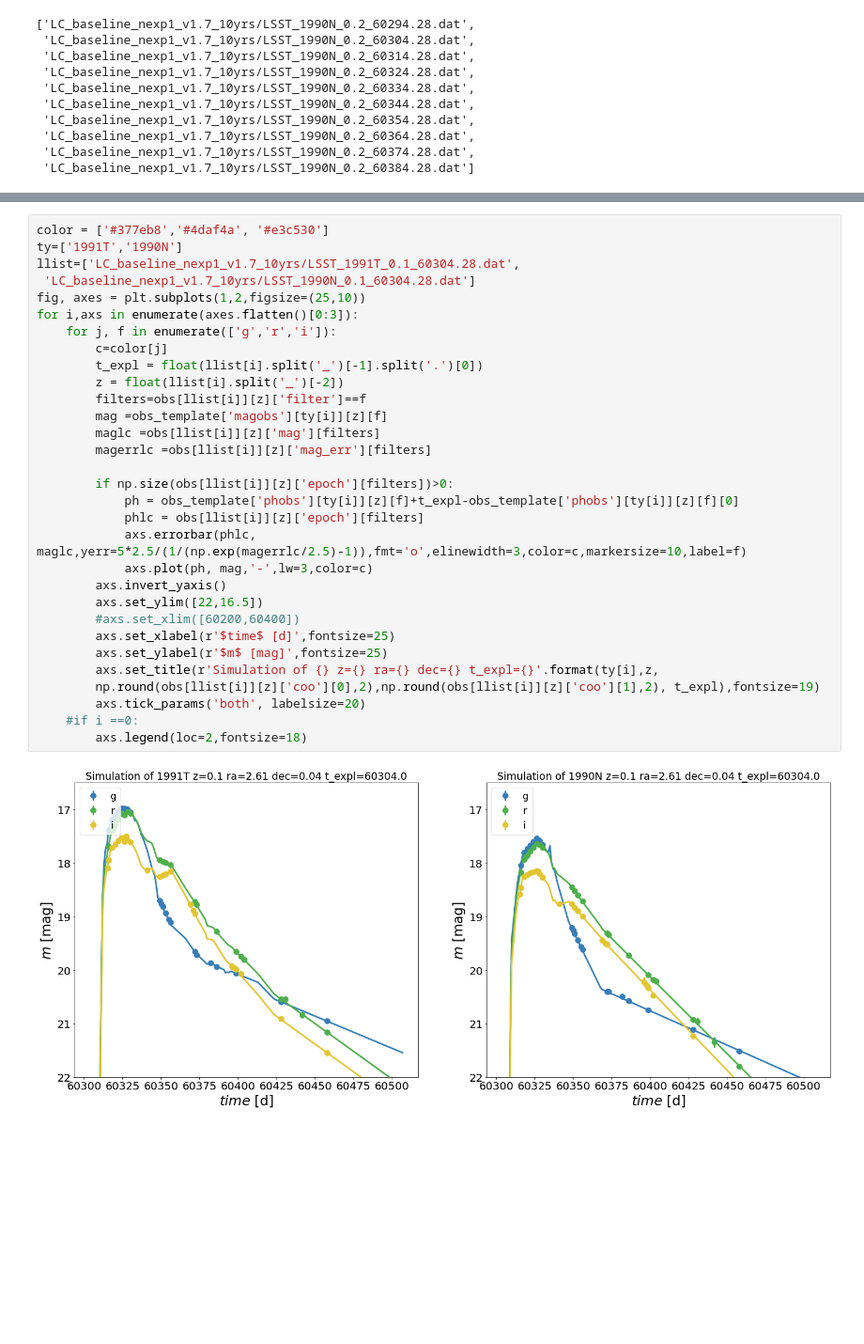
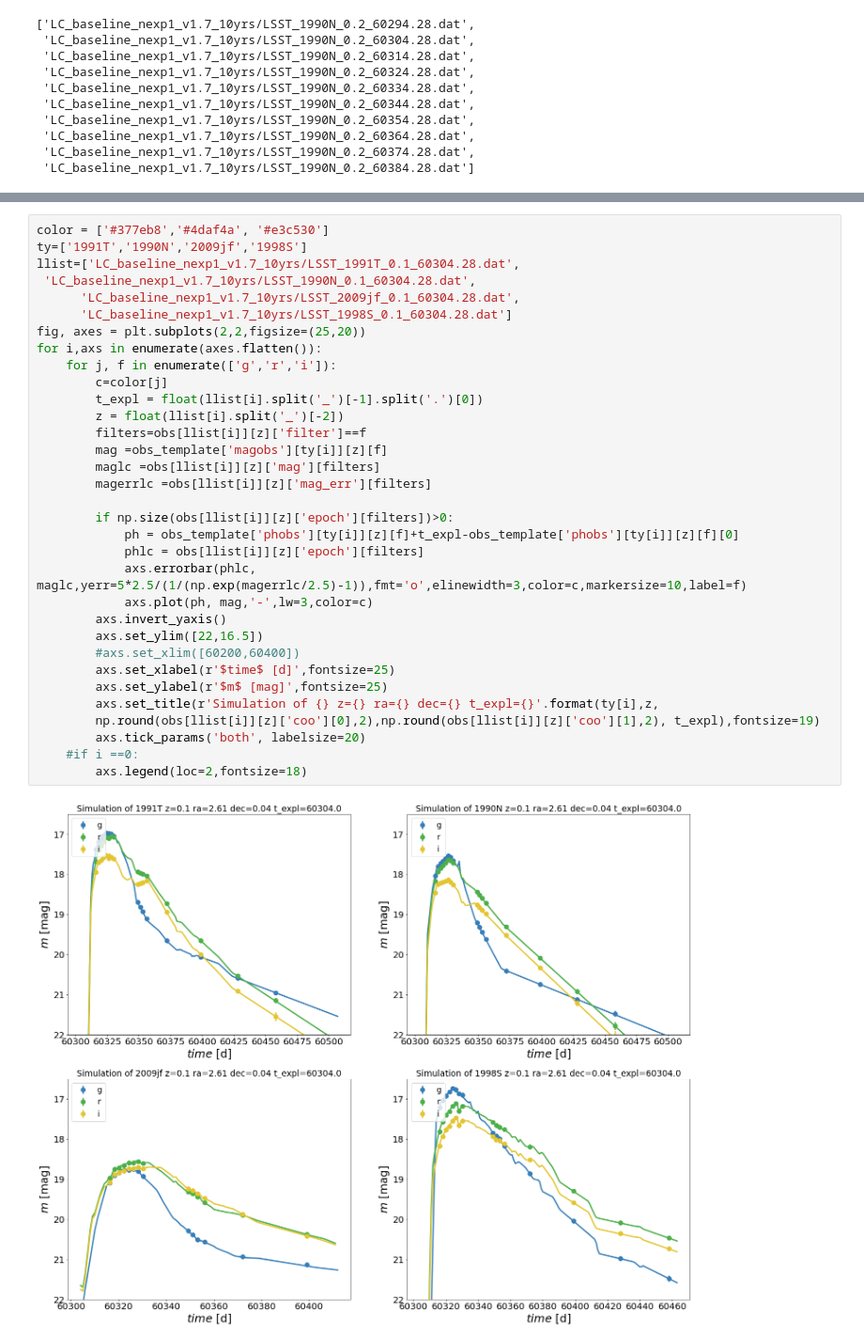
Before and after one commit to FabioRagosta/LSSTmetrics, a Jupyter notebook: SNRate_tests.ipynb, the cells around one changed output, grey strips where cells are left out. Shown at 94% size. Drawn from its saved outputs; the diff is of its cells as text; blank space fills up the shorter version.

```diff
--- a/SNRate_tests.ipynb
+++ b/SNRate_tests.ipynb
@@ -369,33 +367,35 @@ I'm reading the templates
 # %%
 color = ['#377eb8','#4daf4a', '#e3c530']
-ty=['1991T','1990N']
+ty=['1991T','1990N','2009jf','1998S']
 llist=['LC_baseline_nexp1_v1.7_10yrs/LSST_1991T_0.1_60304.28.dat',
- 'LC_baseline_nexp1_v1.7_10yrs/LSST_1990N_0.1_60304.28.dat']
-fig, axes = plt.subplots(1,2,figsize=(25,10))
-for i,axs in enumerate(axes.flatten()[0:3]):
+ 'LC_baseline_nexp1_v1.7_10yrs/LSST_1990N_0.1_60304.28.dat',
+      'LC_baseline_nexp1_v1.7_10yrs/LSST_2009jf_0.1_60304.28.dat',
+      'LC_baseline_nexp1_v1.7_10yrs/LSST_1998S_0.1_60304.28.dat']
+fig, axes = plt.subplots(2,2,figsize=(25,20))
+for i,axs in enumerate(axes.flatten()):
     for j, f in enumerate(['g','r','i']):
         c=color[j]
         t_expl = float(llist[i].split('_')[-1].split('.')[0])
         z = float(llist[i].split('_')[-2])
         filters=obs[llist[i]][z]['filter']==f
         mag =obs_template['magobs'][ty[i]][z][f]
         maglc =obs[llist[i]][z]['mag'][filters]
         magerrlc =obs[llist[i]][z]['mag_err'][filters]
 
         if np.size(obs[llist[i]][z]['epoch'][filters])>0:
             ph = obs_template['phobs'][ty[i]][z][f]+t_expl-obs_template['phobs'][ty[i]][z][f][0]
             phlc = obs[llist[i]][z]['epoch'][filters]
             axs.errorbar(phlc, maglc,yerr=5*2.5/(1/(np.exp(magerrlc/2.5)-1)),fmt='o',elinewidth=3,color=c,markersize=10,label=f)
             axs.plot(ph, mag,'-',lw=3,color=c)
         axs.invert_yaxis()
         axs.set_ylim([22,16.5])
         #axs.set_xlim([60200,60400])
         axs.set_xlabel(r'$time$ [d]',fontsize=25)
         axs.set_ylabel(r'$m$ [mag]',fontsize=25)
         axs.set_title(r'Simulation of {} z={} ra={} dec={} t_expl={}'.format(ty[i],z,
         np.round(obs[llist[i]][z]['coo'][0],2),np.round(obs[llist[i]][z]['coo'][1],2), t_expl),fontsize=19)
         axs.tick_params('both', labelsize=20)
     #if i ==0:
         axs.legend(loc=2,fontsize=18)
 # %% [output]
-[figure, old version]
+[figure, new version]
```
Also changed, not shown: parts of 7 cells of this notebook.
